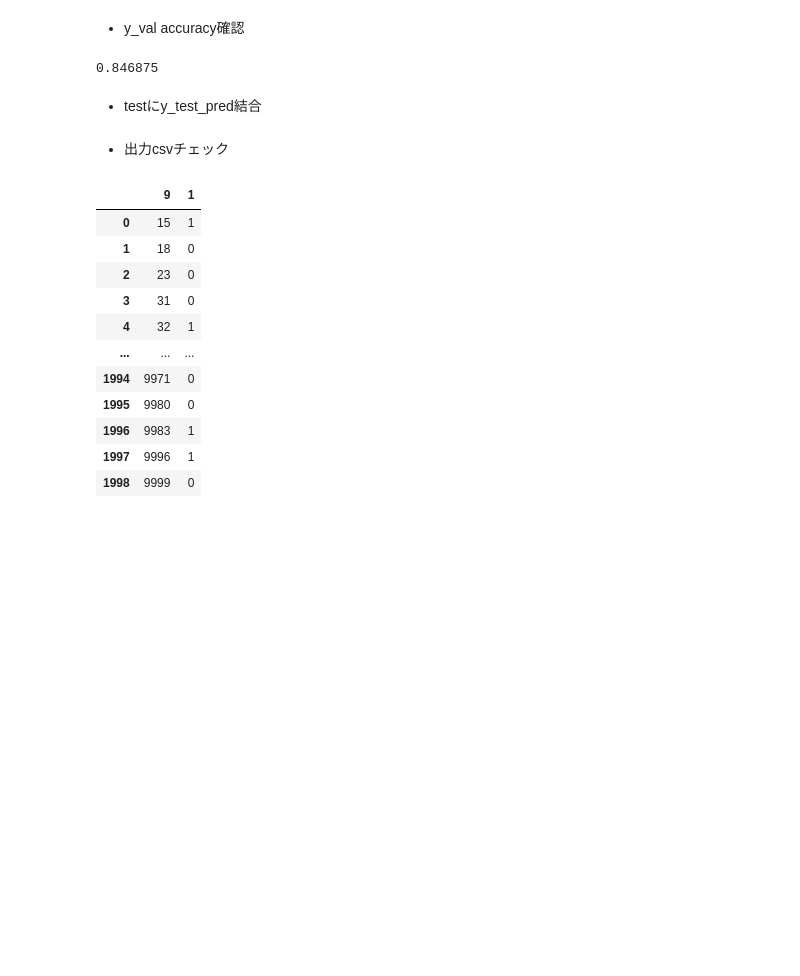
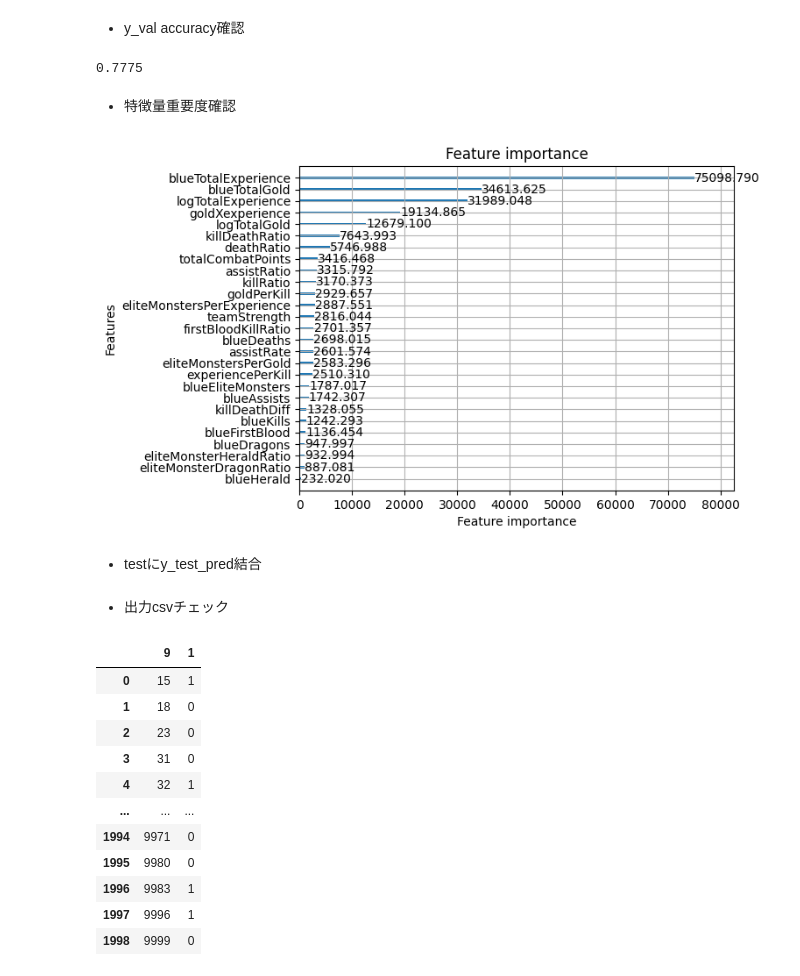
Before and after one commit to tImagawa09/SIGNATE, a Jupyter notebook: 02_【第42回_Beginner限定コンペ】PCゲームの勝敗予測/notebooks/12_LightGBM_net.ipynb, the cells around one changed output. Saved outputs shown, nothing was run; the diff lists cells and outputs as text; code cells hidden in the pictures; blank space fills up the shorter version.

```diff
--- a/02_【第42回_Beginner限定コンペ】PCゲームの勝敗予測/notebooks/12_LightGBM_net.ipynb
+++ b/02_【第42回_Beginner限定コンペ】PCゲームの勝敗予測/notebooks/12_LightGBM_net.ipynb
@@ -303,0 +213,37 @@ Early stopping, best iteration is:
+# %%
+study = optuna.create_study(direction='maximize')
+study.optimize(objective, n_trials=100)
+
+# 最適なハイパーパラメータでモデルを再学習
+best_params = study.best_params
+lgb_model = lgb.LGBMClassifier(**best_params)
+lgb_model.fit(X_train, y_train)
+
+# 特徴量選択を行う前に、全特徴量でモデルをトレーニング
+best_params = study.best_params
+lgb_model_full = lgb.LGBMClassifier(**best_params)
+lgb_model_full.fit(X_train, y_train)
+
+# 重要度が閾値以上の特徴量を選択
+selector = SelectFromModel(lgb_model_full, threshold='median')
+selector.fit(X_train, y_train)
+
+# 選択された特徴量でデータセットを変換
+X_train_selected = selector.transform(X_train)
+X_val_selected = selector.transform(X_val)
+test_drop_gameId_selected = selector.transform(test_drop_gameId)
+
+# 選択された特徴量を使ってモデルを再学習
+lgb_model_selected = lgb.LGBMClassifier(**best_params)
+lgb_model_selected.fit(X_train_selected, y_train)
+
+# バリデーションデータでの評価（選択された特徴量を使用）
+y_val_pred_selected = lgb_model_selected.predict(X_val_selected)
+accuracy_selected = accuracy_score(y_val, y_val_pred_selected)
+print(f"Validation Accuracy with selected features: {accuracy_selected}")
+
+# テストデータでの予測（選択された特徴量を使用）
+y_test_pred_selected = lgb_model_selected.predict(test_drop_gameId_selected)
+
+# 予測結果の表示
+print(y_test_pred_selected)
@@ -304,8 +288,17 @@ Early stopping, best iteration is:
 # %% [markdown]
 - y_val accuracy確認
-# %%
-accuracy_score(y_val, y_val_pred_int)
-# %% [output]
-0.846875
+# %%
+val_accuracy = accuracy_score(y_val, y_val_pred_selected)
+print(val_accuracy)
+# %% [output]
+0.7775
+# %% [markdown]
+- 特徴量重要度確認
+# %%
+# 特徴量の重要度をプロット
+lgb.plot_importance(lgb_model, importance_type='gain', max_num_features=30)
+plt.show()
+# %% [output]
+[figure, added]
 # %% [markdown]
 - testにy_test_pred結合
```
Also changed, not shown: parts of 8 cells of this notebook, 15 other files.
